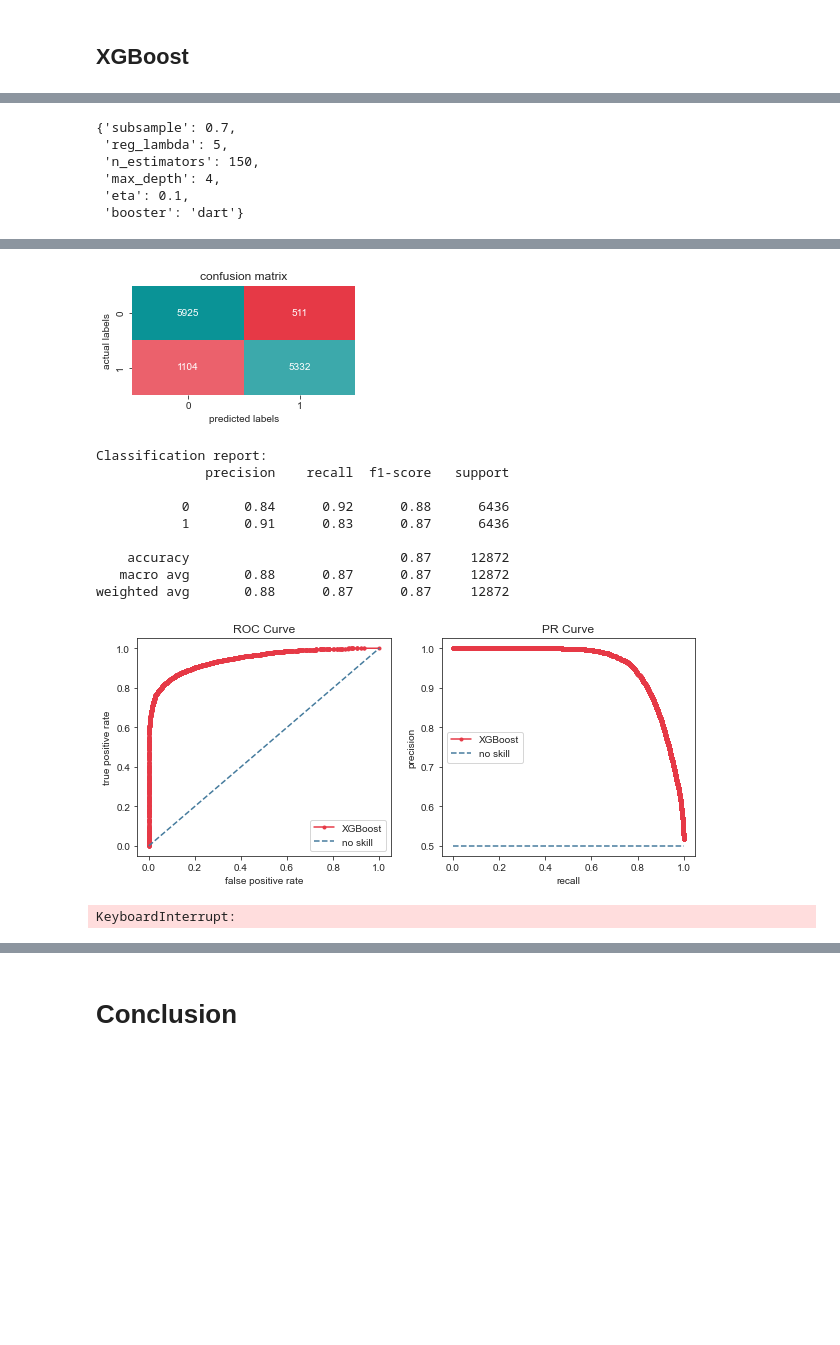
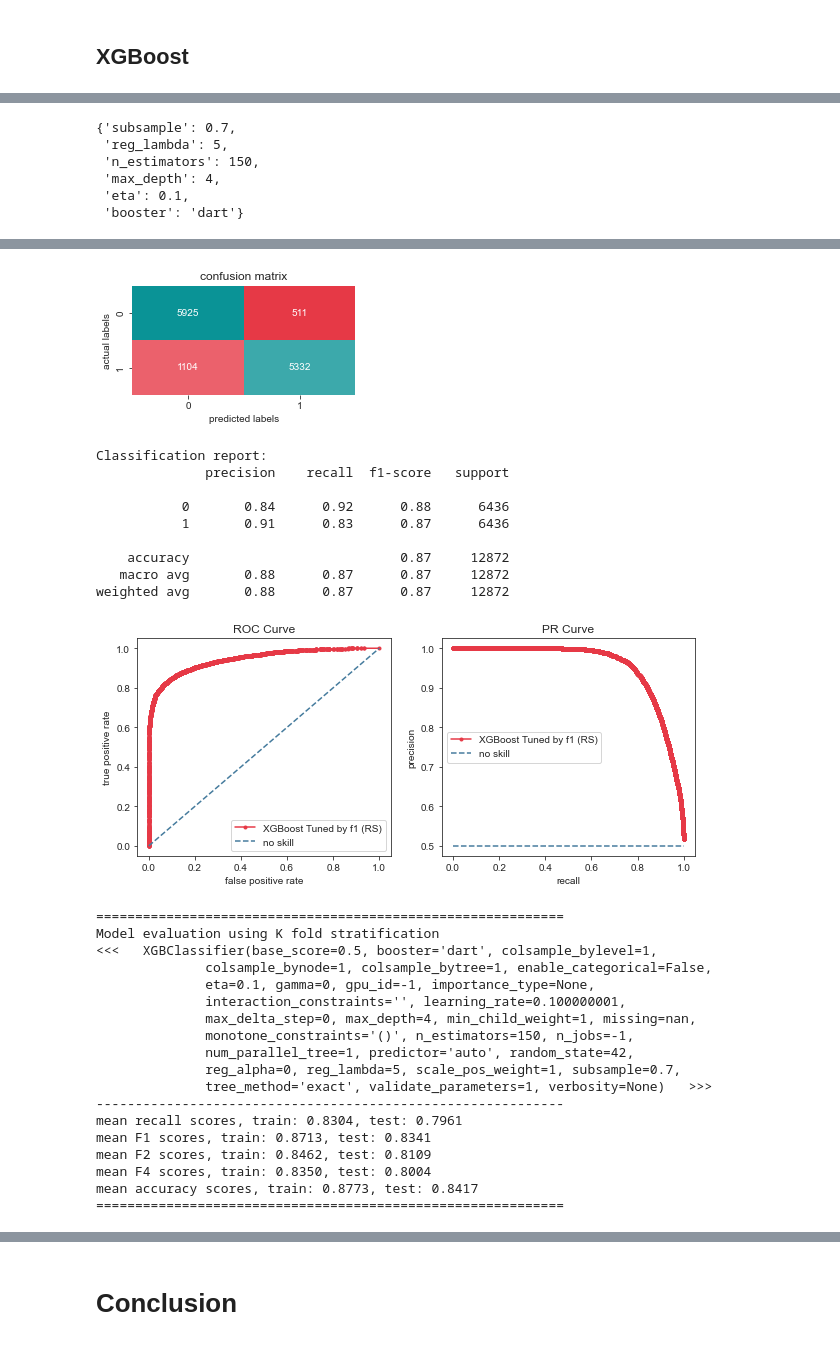
Before and after one commit to 21m1n/A-Deep-Dive-into-Imbalanced-Loan-Data-from-lendingclub.com, a Jupyter notebook: Loan Data.ipynb, the cells around one changed output, grey strips where cells are left out. Cells and saved outputs as stored; diff of their text form; code cells hidden in the pictures; blank space fills up the shorter version.

```diff
--- a/Loan Data.ipynb
+++ b/Loan Data.ipynb
@@ -2063,23 +2097,0 @@ mean accuracy scores, train: 0.7118, test: 0.7027
-# %%
-param_grid = {
-              "criterion": ["entropy"],
-              "max_depth": [40, 45, 50, 55, 60],
-              "min_samples_split": [0.1, 0.2, 0.3, 0.4, 0.5, 0.6, 0.7, 0.8, 0.9, 1],
-              "min_samples_leaf":  [24, 28, 30, 38],
-              "n_estimators": [1, 2, 3, 4, 5],
-             }
-
-gscv_rf_mi = GridSearchCV(mod_rf, param_grid, cv=5,
-                          scoring="f1",
-                          return_train_score=True, n_jobs=-1)
-
-gscv_rf_mi.fit(X_train_prepared_smt[selected_features_mi], y_train_smt)
-
-print("Best score: {:.4f}".format(gscv_rf_mi.best_score_))
-print("Best params: ")
-display(gscv_rf_mi.best_params_)
-
-best_rf_mi = gscv_rf_mi.best_estimator_
-
-report_model_result(X_train_prepared_smt[selected_features_mi], y_train_smt, best_rf_mi, "Best Random Forest")
-evaluate_model(X_train_prepared_smt[selected_features_mi], y_train_smt.values.ravel(), best_rf_mi)
@@ -2366,5 +2203,5 @@ mean accuracy scores, train: 0.8975, test: 0.8709
 # %%
-# use f1 score
+# use randomized search
 param_grid = {
               "booster": ["dart"],
               "max_depth": [2, 3, 4],
@@ -2374,18 +2211,12 @@ param_grid = {
               "reg_lambda": [1, 5, 10]
 }
 
-mod_xgb = xgb.XGBClassifier(random_state=random_state)
+mod_xgb = xgb.XGBClassifier(random_state=random_state, n_jobs=-1)
 
-random_gscv_xgb = RandomizedSearchCV(mod_xgb, param_grid, cv=5,
-                            scoring="f1", random_state=random_state,
-                            return_train_score=True, n_jobs=-1)
-
-random_gscv_xgb.fit(X_train_prepared_smt, y_train_smt)
-
-print("Best score: {:.4f}".format(random_gscv_xgb.best_score_))
-print("Best params: ")
-display(random_gscv_xgb.best_params_)
-
-report_model_result(X_train_prepared_smt, y_train_smt, random_gscv_xgb, "XGBoost")
-evaluate_model(X_train_prepared_smt, y_train_smt.values.ravel(), random_gscv_xgb)
+xgb_tuned_f1rs, xgb_tuned_f1rs_scores = tuning_model_params_by_RSCV(mod_xgb, \
+                                                                    X_train_prepared_smt, y_train_smt, \
+                                                                    param_grid, \
+                                                                    scoring="f1",
+                                                                    model_name="XGBoost Tuned by f1 (RS)",
+                                                                    random_state=random_state)
 # %% [output]
@@ -2404,14 +2235,31 @@ Model Result: <<  XGBoost  >>
 Confusion matrix:
 [figure]
 Classification report:
               precision    recall  f1-score   support
 
            0       0.84      0.92      0.88      6436
            1       0.91      0.83      0.87      6436
 
     accuracy                           0.87     12872
    macro avg       0.88      0.87      0.87     12872
 weighted avg       0.88      0.87      0.87     12872
-[figure, old version]
+[figure, new version]
-KeyboardInterrupt:
+============================================================
+Model evaluation using K fold stratification
+<<<   XGBClassifier(base_score=0.5, booster='dart', colsample_bylevel=1,
+              colsample_bynode=1, colsample_bytree=1, enable_categorical=False,
+              eta=0.1, gamma=0, gpu_id=-1, importance_type=None,
+              interaction_constraints='', learning_rate=0.100000001,
+              max_delta_step=0, max_depth=4, min_child_weight=1, missing=nan,
+              monotone_constraints='()', n_estimators=150, n_jobs=-1,
+              num_parallel_tree=1, predictor='auto', random_state=42,
+              reg_alpha=0, reg_lambda=5, scale_pos_weight=1, subsample=0.7,
+              tree_method='exact', validate_parameters=1, verbosity=None)   >>>
+------------------------------------------------------------
+mean recall scores, train: 0.8304, test: 0.7961
+mean F1 scores, train: 0.8713, test: 0.8341
+mean F2 scores, train: 0.8462, test: 0.8109
+mean F4 scores, train: 0.8350, test: 0.8004
+mean accuracy scores, train: 0.8773, test: 0.8417
+============================================================
 # %%
```
Also changed, not shown: parts of 69 cells of this notebook.
